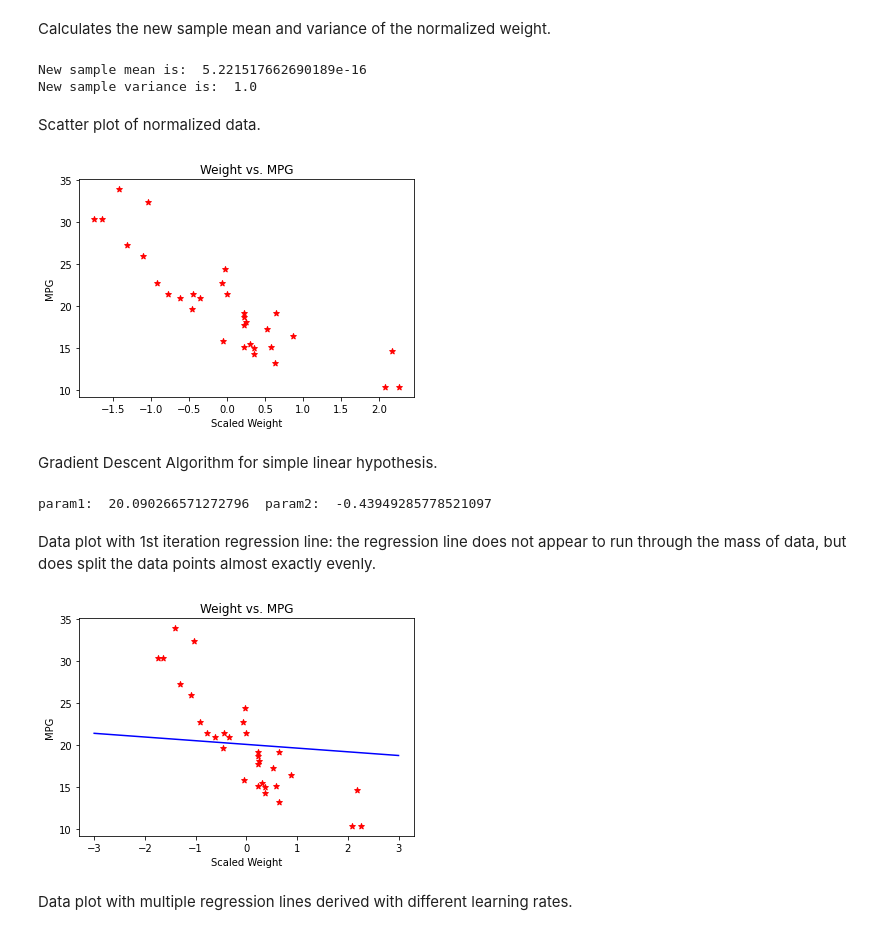
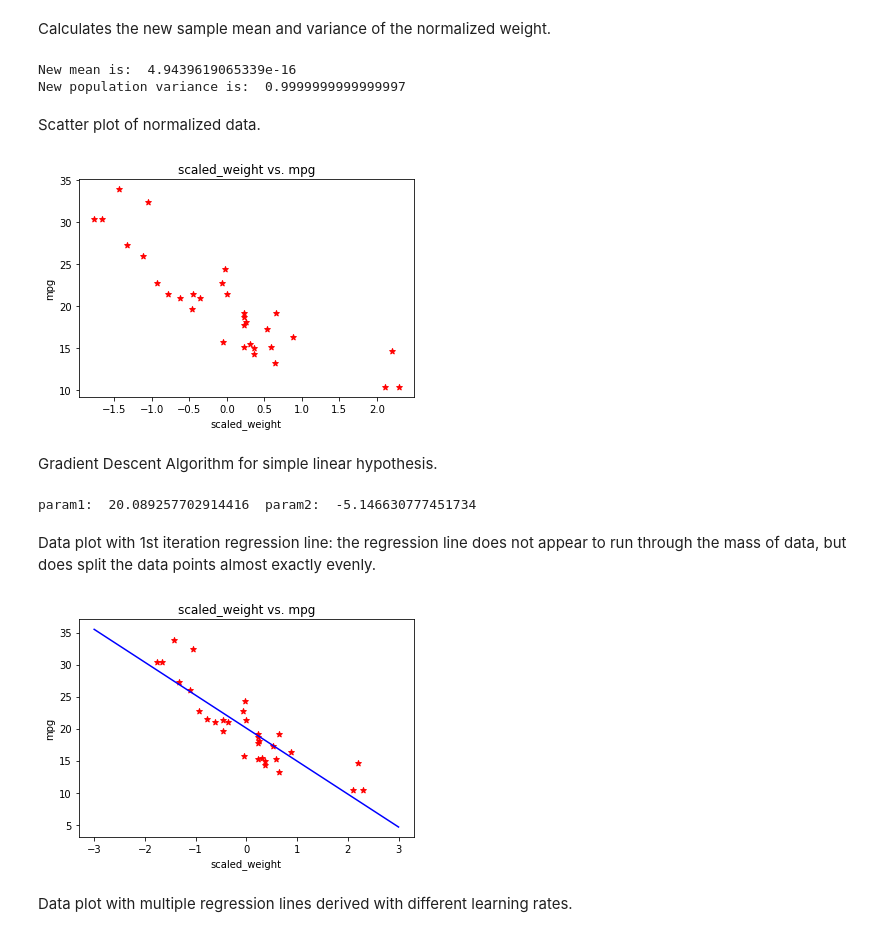
Before and after one commit to shane-moxley/multiple-linear-regression, a Jupyter notebook: simple_linear_regression.ipynb, the cells around one changed output. Drawn from its saved outputs; the diff is of its cells as text; code cells hidden in the pictures.

```diff
--- a/simple_linear_regression.ipynb
+++ b/simple_linear_regression.ipynb
@@ -15,7 +15,8 @@ Saving cars.csv to cars (1).csv
 # %% [markdown]
 Converts imported csv into a pandas dataframe.
 # %%
-df = pd.read_csv(io.BytesIO(uploaded_file['cars.csv']))
+filename = 'cars.csv'
+df = pd.read_csv(io.BytesIO(uploaded_file[filename]))
 print(df.head())
 # %% [output]
     mpg  weight
@@ -61,32 +66,32 @@ First five values of normalized dataframe:
 Calculates the new sample mean and variance of the normalized weight.
 # %%
 #calculates new sample mean
-sample_mean = 0
-for sample_weight in df['scaled_weight']:
-  sample_mean += sample_weight
-sample_mean /= len(df)
-print('New sample mean is: ', sample_mean)
+mean = 0
+for sample_weight in df[feature]:
+  mean += sample_weight
+mean /= len(df)
+print('New mean is: ', mean)
 
-#calculates new sample variance
-sample_variance = 0
-for sample_weight in df['scaled_weight']:
-  sample_variance += (sample_weight - sample_mean)**2
-sample_variance /= len(df) - 1
-print('New sample variance is: ', sample_variance)
+#calculates new population variance
+pop_variance = 0
+for sample_weight in df[feature]:
+  pop_variance += (sample_weight - mean)**2
+pop_variance /= len(df)
+print('New population variance is: ', pop_variance)
 # %% [output]
-New sample mean is:  5.221517662690189e-16
-New sample variance is:  1.0
+New mean is:  4.9439619065339e-16
+New population variance is:  0.9999999999999997
 # %% [markdown]
 Scatter plot of normalized data.
 # %%
 #plots normalized data
-plt.scatter(df['scaled_weight'], df['mpg'], color='red', marker='*')
-plt.xlabel('Scaled Weight')
-plt.ylabel('MPG')
-plt.title('Weight vs. MPG')
+plt.scatter(df[feature], df[target], color='red', marker='*')
+plt.xlabel(feature)
+plt.ylabel(target)
+plt.title(feature + ' vs. ' + target)
 plt.show()
 # %% [output]
-[figure, old version]
+[figure, new version]
 # %% [markdown]
 Gradient Descent Algorithm for simple linear hypothesis.
 # %%
@@ -98,14 +103,14 @@ while (abs(param1 - old_param1) >= convergence_constant) and (abs(param2 - old_p
   #calculates the derivative of the cost function with respect to param1
   d1 = 0
   for i in range(len(df)):
-    d1 += (param1 + param2 * df['scaled_weight'][i]) - df['mpg'][i]
-  d1 *= 1 / len(df)
+    d1 += (param1 + param2 * df[feature][i]) - df[target][i]
+  d1 /= len(df)
 
   #calculates the derivative of the cost function with respect to param2
   d2 = 0
   for i in range(len(df)):
-    d2 = ((param1 + param2 * df['scaled_weight'][i]) - df['mpg'][i]) * df['scaled_weight'][i]
-  d2 *= 1 / len(df)
+    d2 += ((param1 + param2 * df[feature][i]) - df[target][i]) * df[feature][i]
+  d2 /= len(df)
 
   #updates the values of the parameters using gradient descent formula and stores their old values
   old_param1 = param1
@@ -116,24 +121,24 @@ while (abs(param1 - old_param1) >= convergence_constant) and (abs(param2 - old_p
 
 print('param1: ', param1, ' param2: ', param2)
 # %% [output]
-param1:  20.090266571272796  param2:  -0.43949285778521097
+param1:  20.089257702914416  param2:  -5.146630777451734
 # %% [markdown]
 Data plot with 1st iteration regression line: the regression line does not appear to run through the mass of data, but does split the data points almost exactly evenly.
 # %%
 #plots sample data and first hypothesis
-plt.scatter(df['scaled_weight'], df['mpg'], color='red', marker='*')
+plt.scatter(df[feature], df[target], color='red', marker='*')
 x = []
 y = []
 for i in range(-3, 4):
   x.append(i)
   y.append(param1 + param2 * i)
 plt.plot(x, y, color='blue')
-plt.xlabel('Scaled Weight')
-plt.ylabel('MPG')
-plt.title('Weight vs. MPG')
+plt.xlabel(feature)
+plt.ylabel(target)
+plt.title(feature + ' vs. ' + target)
 plt.show()
 # %% [output]
-[figure, old version]
+[figure, new version]
 # %% [markdown]
 Data plot with multiple regression lines derived with different learning rates.
 # %%
```
Also changed, not shown: parts of 5 cells of this notebook.
